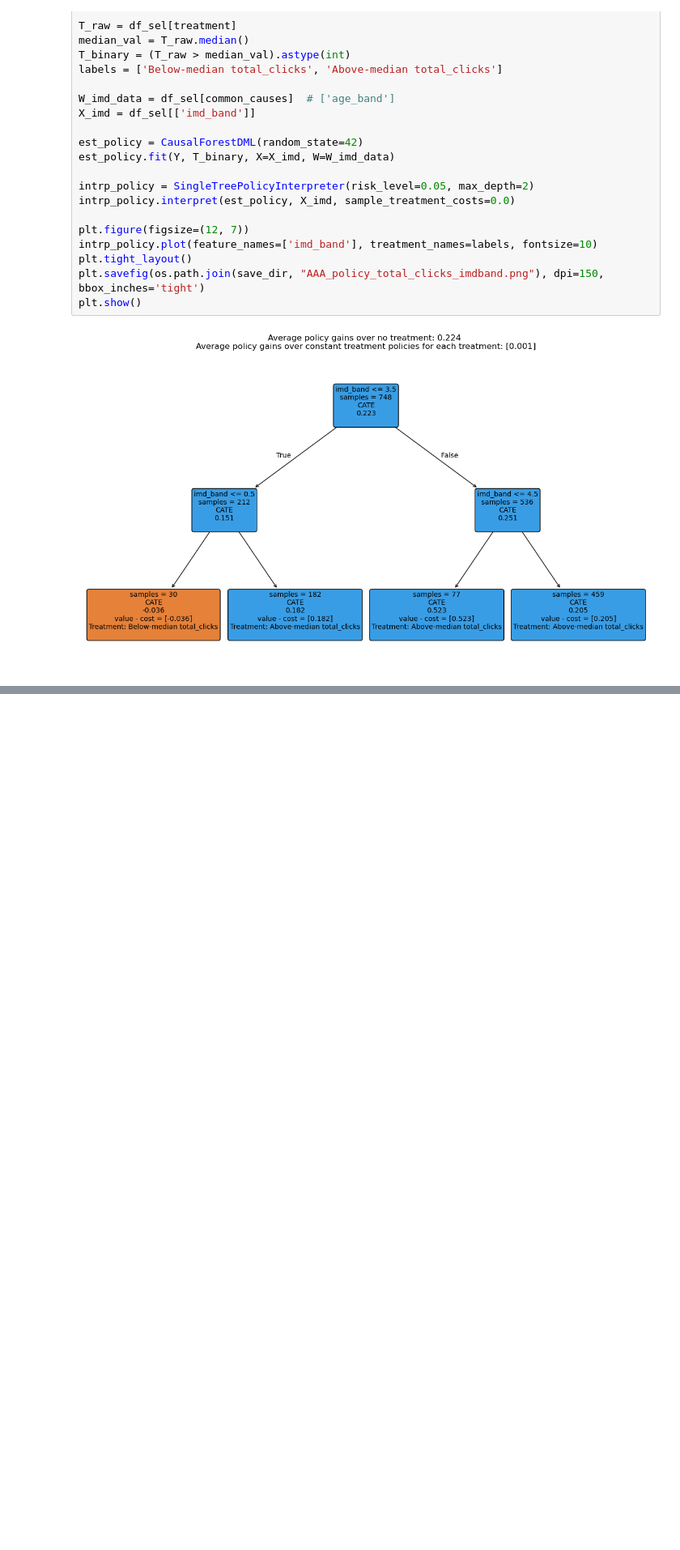
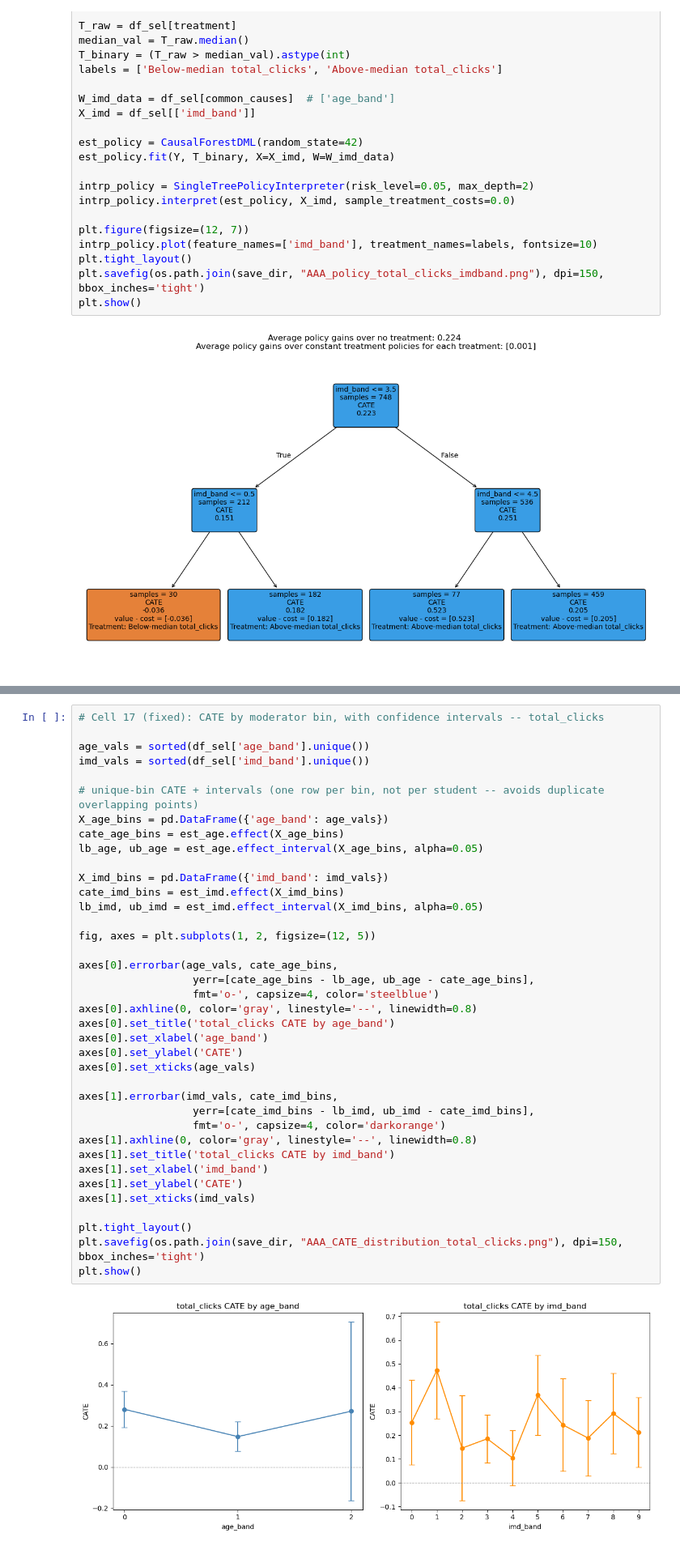
Before and after one commit to dishayayyy/Stage1_RQ2, a Jupyter notebook: AAA_RQ2.ipynb, the cells around one changed output, grey strips where cells are left out. Shown at 81% size. Saved outputs shown, nothing was run; the diff lists cells and outputs as text; blank space fills up the shorter version.

```diff
--- a/AAA_RQ2.ipynb
+++ b/AAA_RQ2.ipynb
@@ -463,0 +534,40 @@ plt.show()
+# %%
+# Cell 17 (fixed): CATE by moderator bin, with confidence intervals -- total_clicks
+
+age_vals = sorted(df_sel['age_band'].unique())
+imd_vals = sorted(df_sel['imd_band'].unique())
+
+# unique-bin CATE + intervals (one row per bin, not per student -- avoids duplicate overlapping points)
+X_age_bins = pd.DataFrame({'age_band': age_vals})
+cate_age_bins = est_age.effect(X_age_bins)
+lb_age, ub_age = est_age.effect_interval(X_age_bins, alpha=0.05)
+
+X_imd_bins = pd.DataFrame({'imd_band': imd_vals})
+cate_imd_bins = est_imd.effect(X_imd_bins)
+lb_imd, ub_imd = est_imd.effect_interval(X_imd_bins, alpha=0.05)
+
+fig, axes = plt.subplots(1, 2, figsize=(12, 5))
+
+axes[0].errorbar(age_vals, cate_age_bins,
+                  yerr=[cate_age_bins - lb_age, ub_age - cate_age_bins],
+                  fmt='o-', capsize=4, color='steelblue')
+axes[0].axhline(0, color='gray', linestyle='--', linewidth=0.8)
+axes[0].set_title('total_clicks CATE by age_band')
+axes[0].set_xlabel('age_band')
+axes[0].set_ylabel('CATE')
+axes[0].set_xticks(age_vals)
+
+axes[1].errorbar(imd_vals, cate_imd_bins,
+                  yerr=[cate_imd_bins - lb_imd, ub_imd - cate_imd_bins],
+                  fmt='o-', capsize=4, color='darkorange')
+axes[1].axhline(0, color='gray', linestyle='--', linewidth=0.8)
+axes[1].set_title('total_clicks CATE by imd_band')
+axes[1].set_xlabel('imd_band')
+axes[1].set_ylabel('CATE')
+axes[1].set_xticks(imd_vals)
+
+plt.tight_layout()
+plt.savefig(os.path.join(save_dir, "AAA_CATE_distribution_total_clicks.png"), dpi=150, bbox_inches='tight')
+plt.show()
+# %% [output]
+[figure, added]
```
Also changed, not shown: parts of 11 cells of this notebook, 3 other files.
